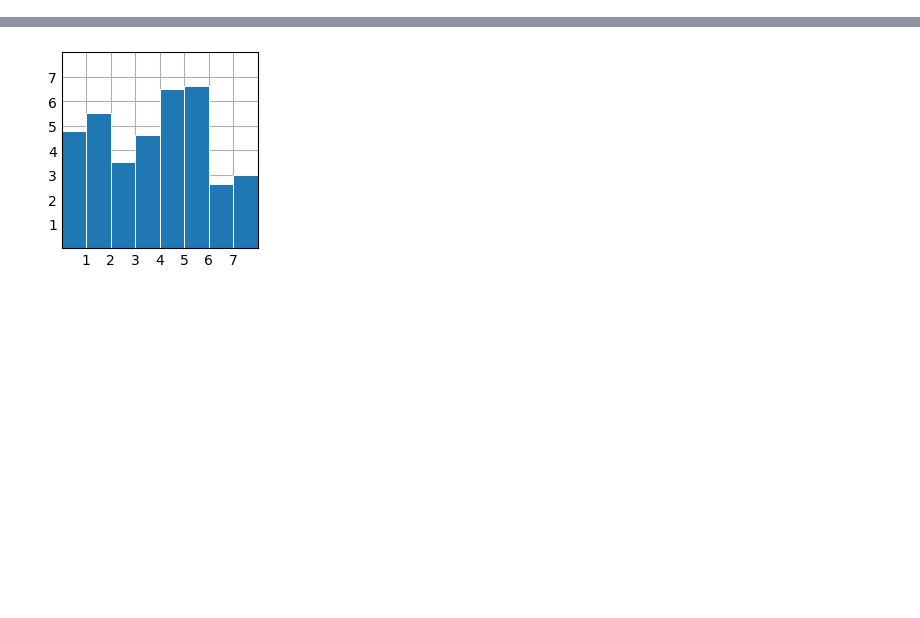
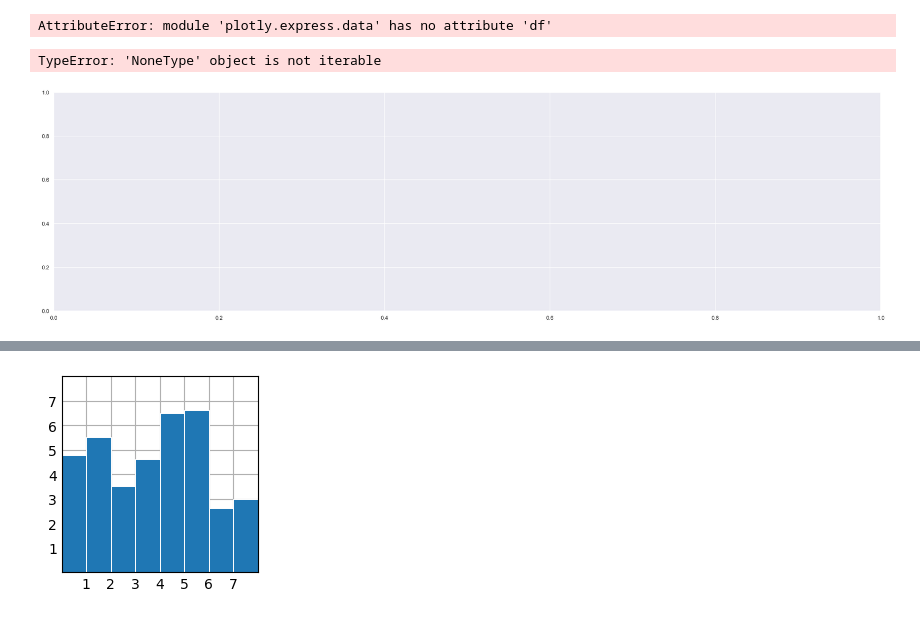
Before and after one commit to Dolly0106/RL, a Jupyter notebook: HW2.ipynb, the cells around one changed output, grey strips where cells are left out. Drawn from its saved outputs; the diff is of its cells as text; code cells hidden in the pictures; blank space fills up the shorter version.

```diff
--- a/HW2.ipynb
+++ b/HW2.ipynb
@@ -13 +87,37 @@ data1.head()
+# %%
+import plotly.express as px
+
+df = px.data.df.query("country == 'JAPAN'")
+fig = px.line(df, x= 'year', y="country", title='Population Total(JAP v.s. KOR v.s. SGP )', color='country', symbol="country")
+fig.show()
+# %% [output]
+AttributeError: module 'plotly.express.data' has no attribute 'df'
+# %%
+sns.set(rc={'figure.figsize': (30, 8)})
+
+# 清理數據，移除 NaN 或 Inf
+df_cleaned = df.replace([np.inf, -np.inf], np.nan).dropna()
+
+# 繪製面積圖
+g = sns.lineplot(data=df_cleaned, linewidth=2)
+
+g.fill_between(df_cleaned.index, df_cleaned['JAPAN'], alpha=0.2, color='green', label='JAPAN')
+g.fill_between(df_cleaned.index, df_cleaned['KOREA'], alpha=0.2, color='blue', label='KOREA')
+g.fill_between(df_cleaned.index, df_cleaned['SINGAPORE'], alpha=0.2, color='orange', label='SINGAPORE')
+
+# 添加標題
+plt.title('Population Total(JAP v.s. KOR v.s. SGP )', fontsize=20)
+
+# 添加 x 軸和 y 軸標籤
+plt.xlabel('Year', fontsize=16)
+plt.ylabel('Population Number', fontsize=16)
+
+# 添加圖例
+plt.legend()
+
+# 顯示圖形
+plt.show()
+# %% [output]
+TypeError: 'NoneType' object is not iterable
+[figure, added]
 # %%
```
Also changed, not shown: parts of 9 cells of this notebook, 4 other files.
